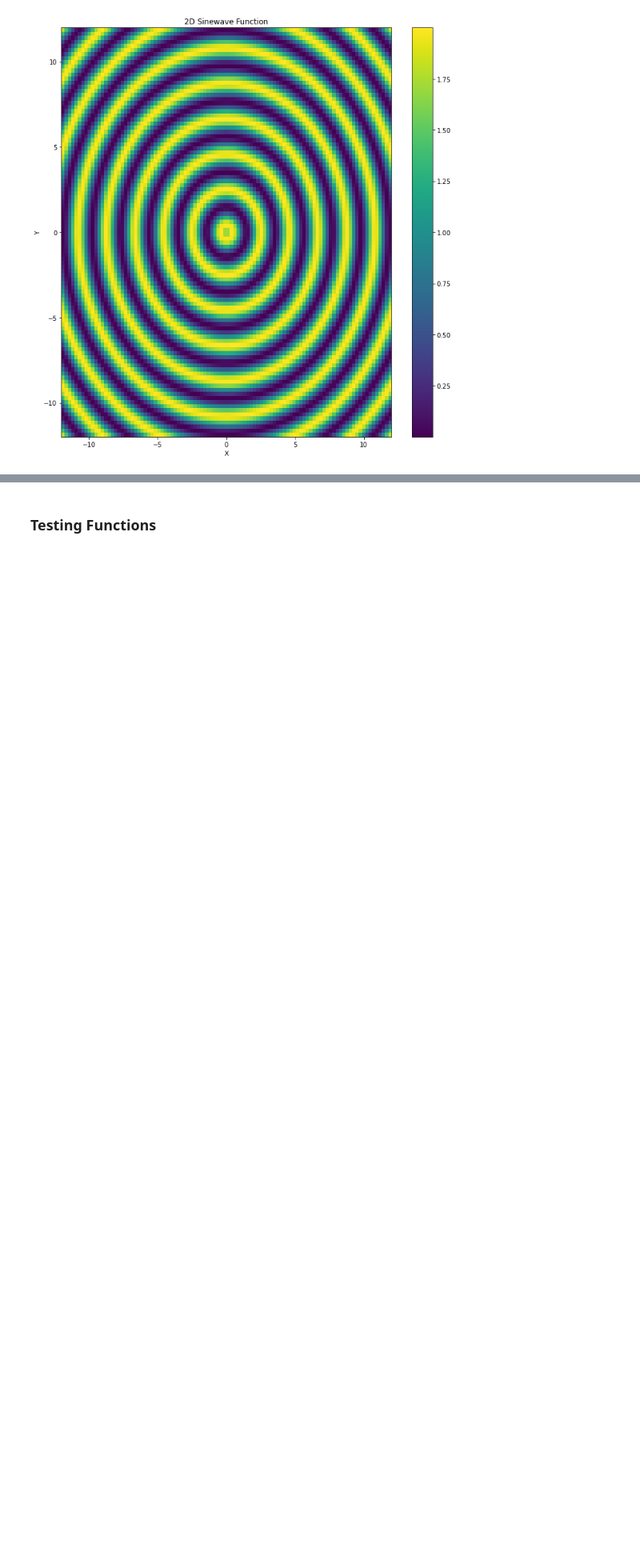
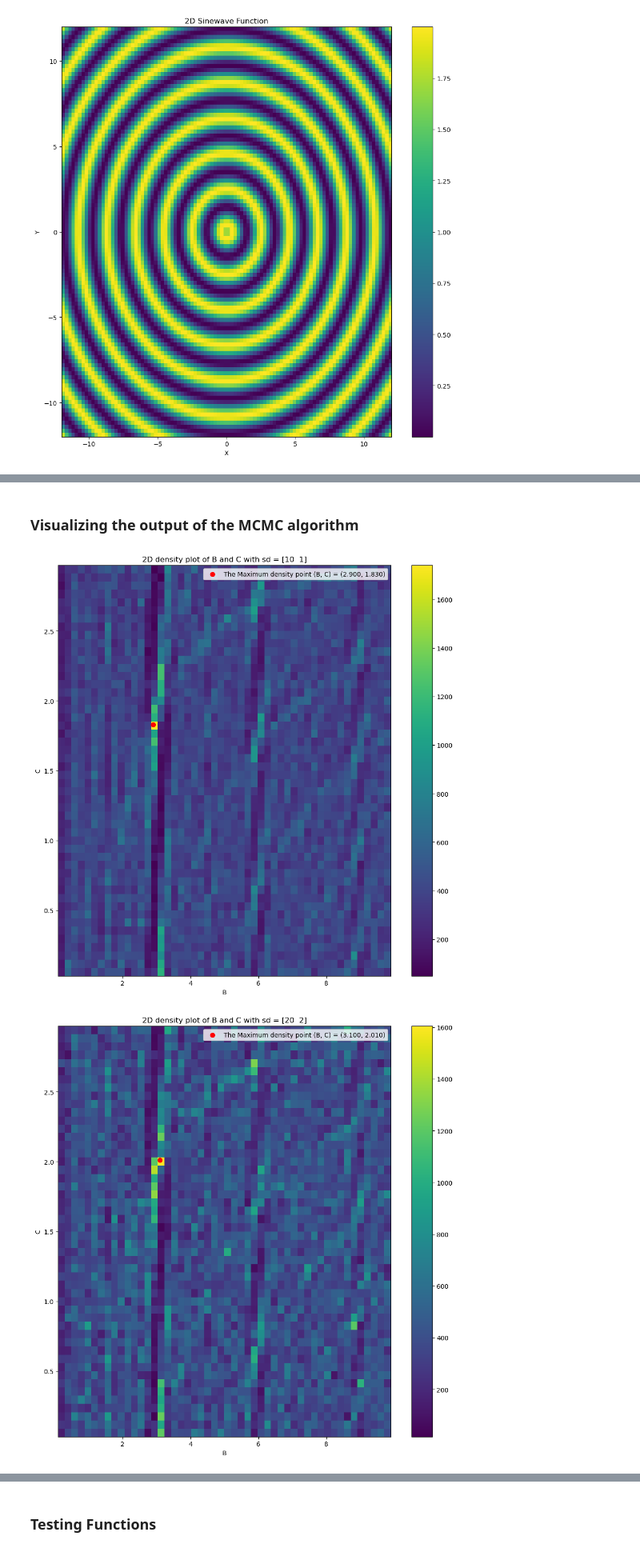
Before and after one commit to pjdunne/MResMCMC2023, a Jupyter notebook: Examples_Dian.ipynb, the cells around one changed output, grey strips where cells are left out. Shown at 80% size. Cells and saved outputs as stored; diff of their text form; code cells hidden in the pictures; blank space fills up the shorter version.

Commit message:
Function to save and load data and clearer example ipynb file.

```diff
--- a/Examples_Dian.ipynb
+++ b/Examples_Dian.ipynb
@@ -52,0 +58,6 @@ SDs = []
+# %%
+# Loading the pre outputs
+data_folder = "Datas_Dian"
+for name in os.listdir(data_folder):
+    data_dir = os.path.join(data_folder, name)
+    Res.append(Sts.Loading_Data(data_dir))
@@ -53,15 +66,13 @@ SDs = []
 # %%
-sd = [15, 2]
-SDs.append(sd)
+sd = [10, 1]
 steps = 1000000
 Prop_G = PDs.GaussianProposalDistribution(sd=sd, Dim=2)
 MHMC_SF = MHMC(rho=SF_l.Posterior, log_likelihood=False)
 Res_G_SF = MHMC_SF.generate(
     theta0=[0 for _ in range(2)],
-    qProb=Prop_G.qProb,
-    qSamp=Prop_G.qSample,
+    ProposalFunction=Prop_G,
     steps=steps,
     OutputRunTime=100,
-    MaxTime=600
+    MaxTime=3000
 )
 Res.append(Res_G_SF)
@@ -67,0 +98,18 @@ Res.append(Res_G_SF)
+# %% [markdown]
+### Visualizing the output of the MCMC algorithm
+# %%
+for Res_G_SF in Res:
+    sd = Res_G_SF["PD_sd"]
+    Vts.density_plot(
+        Res_G_SF["Thetas"],
+        bins=50,
+        burn_in=1000,
+        credible_region=0,
+        x_name="B",
+        y_name="C",
+        label = f" with sd = {sd}",
+        alpha=1
+    )
+# %% [output]
+[figure, added]
+[figure, added]
```
Also changed, not shown: parts of 25 cells of this notebook, 10 other files.
